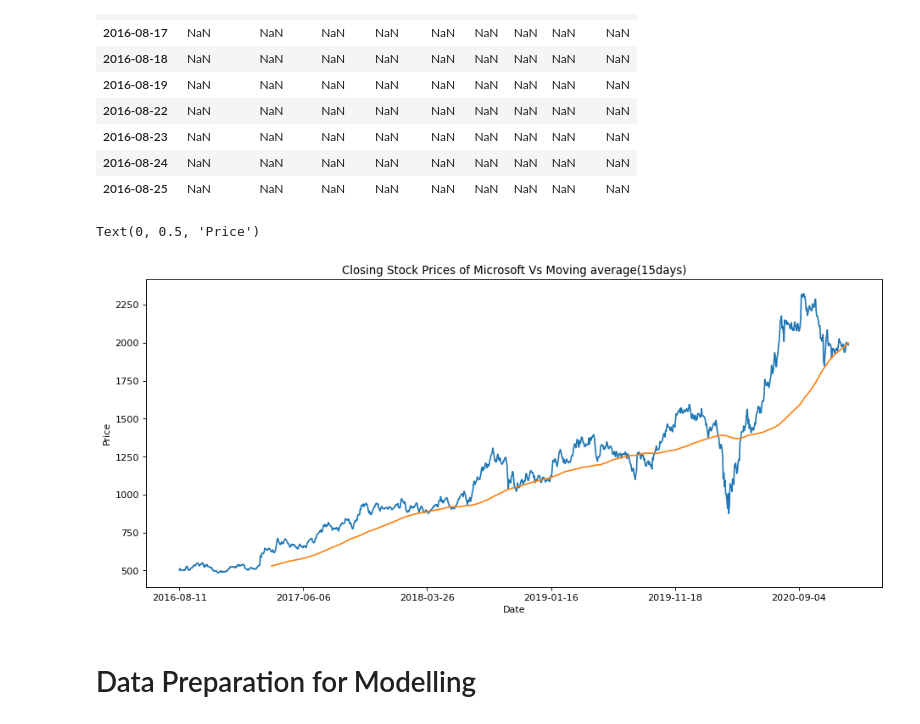
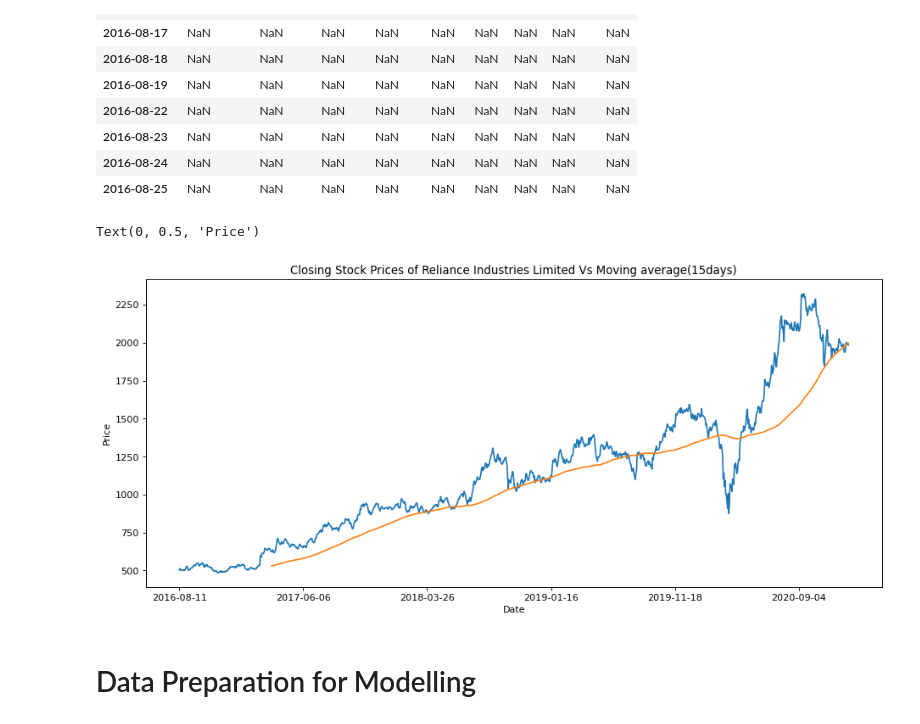
Before and after one commit to mtariquekhan11/TSF-GRIP-DSBA-Internship-final, a Jupyter notebook: Task 7 - Stock Market Prediction using Numerical and Textual Analysis.ipynb, the cells around one changed output. Cells and saved outputs as stored; diff of their text form; code cells hidden in the pictures.

```diff
--- a/Task 7 - Stock Market Prediction using Numerical and Textual Analysis.ipynb
+++ b/Task 7 - Stock Market Prediction using Numerical and Textual Analysis.ipynb
@@ -440,17 +440,17 @@ fsdata.rolling(150).mean().head(10)
 # %%
 # Creating a visualization on 15 Days moving average
 figure(figsize=(14, 6), dpi=80)
 
 fsdata['Close'].plot()
 fsdata.rolling(window = 150).mean()['Close'].plot()
 
 # plt.legend()
-plt.title("Closing Stock Prices of Microsoft Vs Moving average(15days)")
+plt.title("Closing Stock Prices of Reliance Industries Limited Vs Moving average(15days)")
 plt.xlabel("Date")
 plt.ylabel("Price")
 # %% [output]
 Text(0, 0.5, 'Price')
-[figure, old version]
+[figure, new version]
 # %% [markdown]
 # Data Preparation for Modelling
 # %%
```
Also changed, not shown: parts of 15 cells of this notebook, 1 other file.
